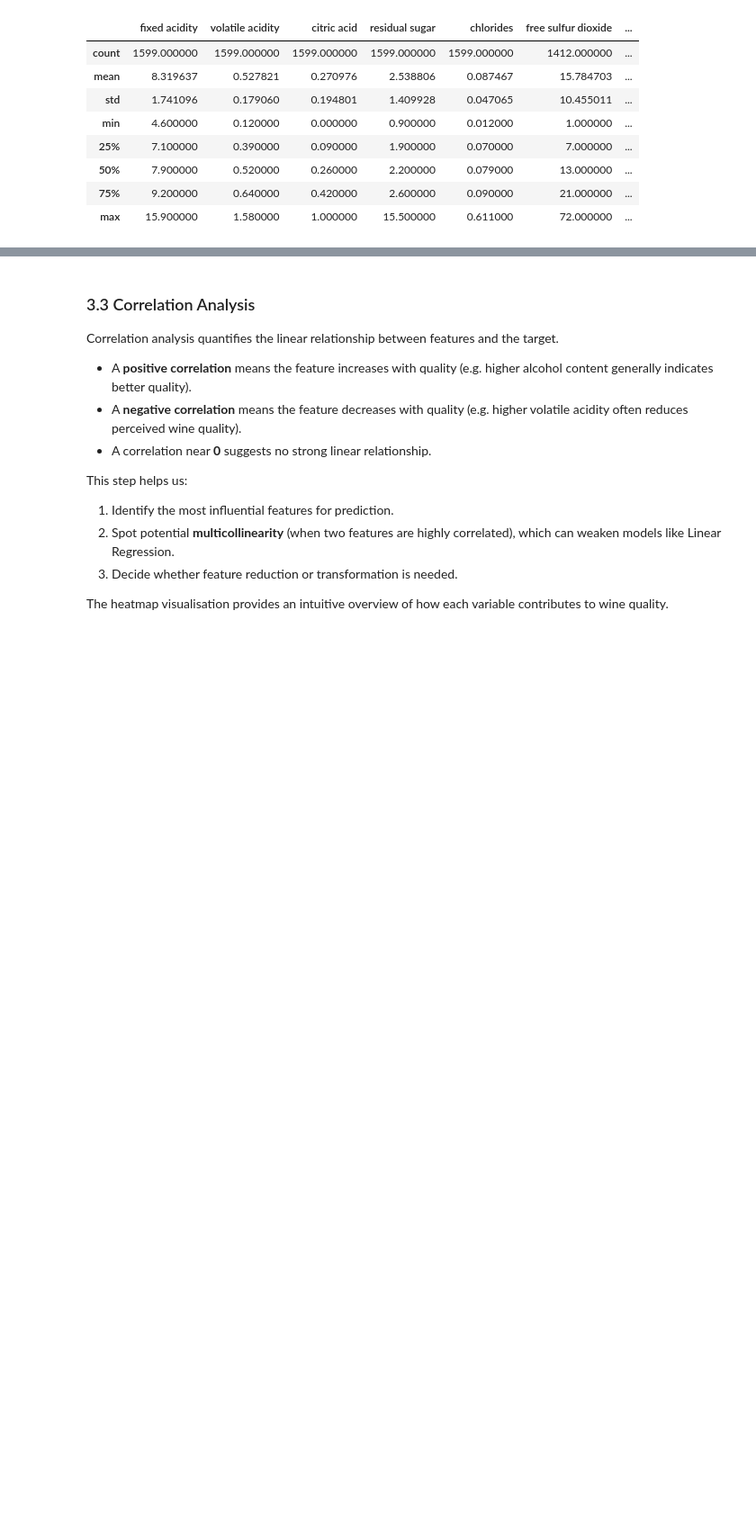
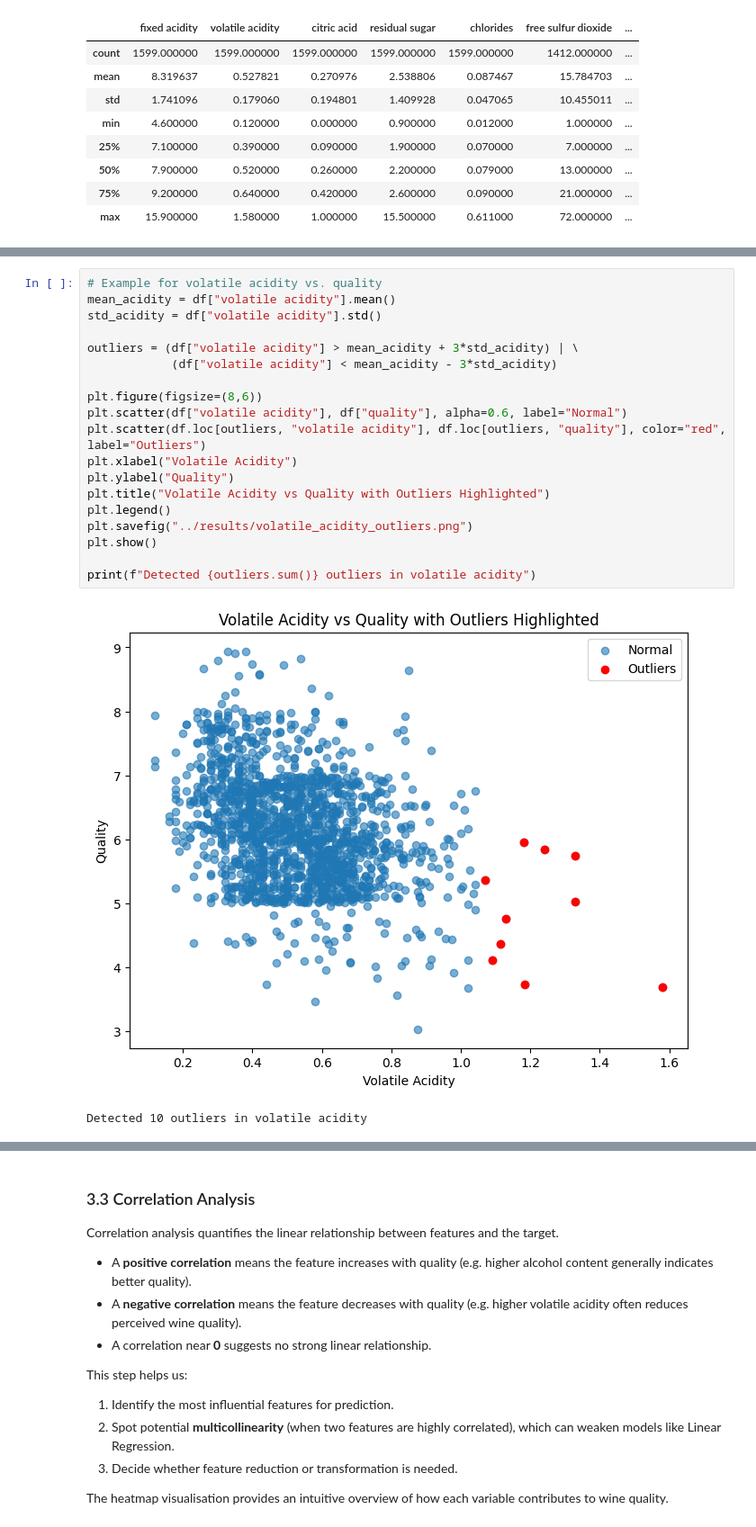
Before and after one commit to EddChi/wine-quality-prediction, a Jupyter notebook: notebooks/analysis.ipynb, the cells around one changed output, grey strips where cells are left out. Shown at 90% size. Cells and saved outputs as stored; diff of their text form; blank space fills up the shorter version.

```diff
--- a/notebooks/analysis.ipynb
+++ b/notebooks/analysis.ipynb
@@ -118,0 +125,22 @@ df.describe()
+# %%
+# Example for volatile acidity vs. quality
+mean_acidity = df["volatile acidity"].mean()
+std_acidity = df["volatile acidity"].std()
+
+outliers = (df["volatile acidity"] > mean_acidity + 3*std_acidity) | \
+            (df["volatile acidity"] < mean_acidity - 3*std_acidity)
+
+plt.figure(figsize=(8,6))
+plt.scatter(df["volatile acidity"], df["quality"], alpha=0.6, label="Normal")
+plt.scatter(df.loc[outliers, "volatile acidity"], df.loc[outliers, "quality"], color="red", label="Outliers")
+plt.xlabel("Volatile Acidity")
+plt.ylabel("Quality")
+plt.title("Volatile Acidity vs Quality with Outliers Highlighted")
+plt.legend()
+plt.savefig("../results/volatile_acidity_outliers.png")
+plt.show()
+
+print(f"Detected {outliers.sum()} outliers in volatile acidity")
+# %% [output]
+[figure, added]
+Detected 10 outliers in volatile acidity
```
Also changed, not shown: parts of 2 cells of this notebook, 1 other file.
